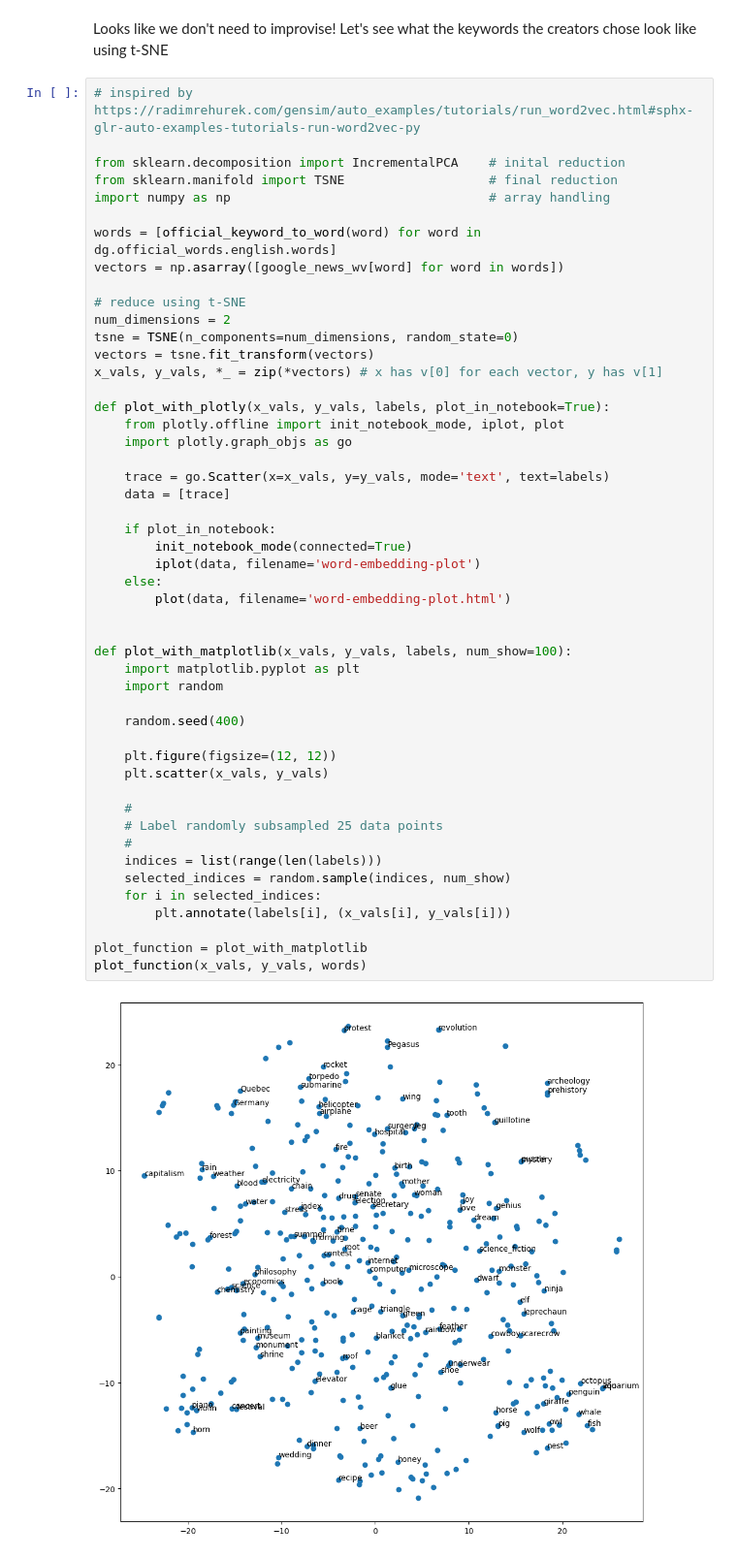
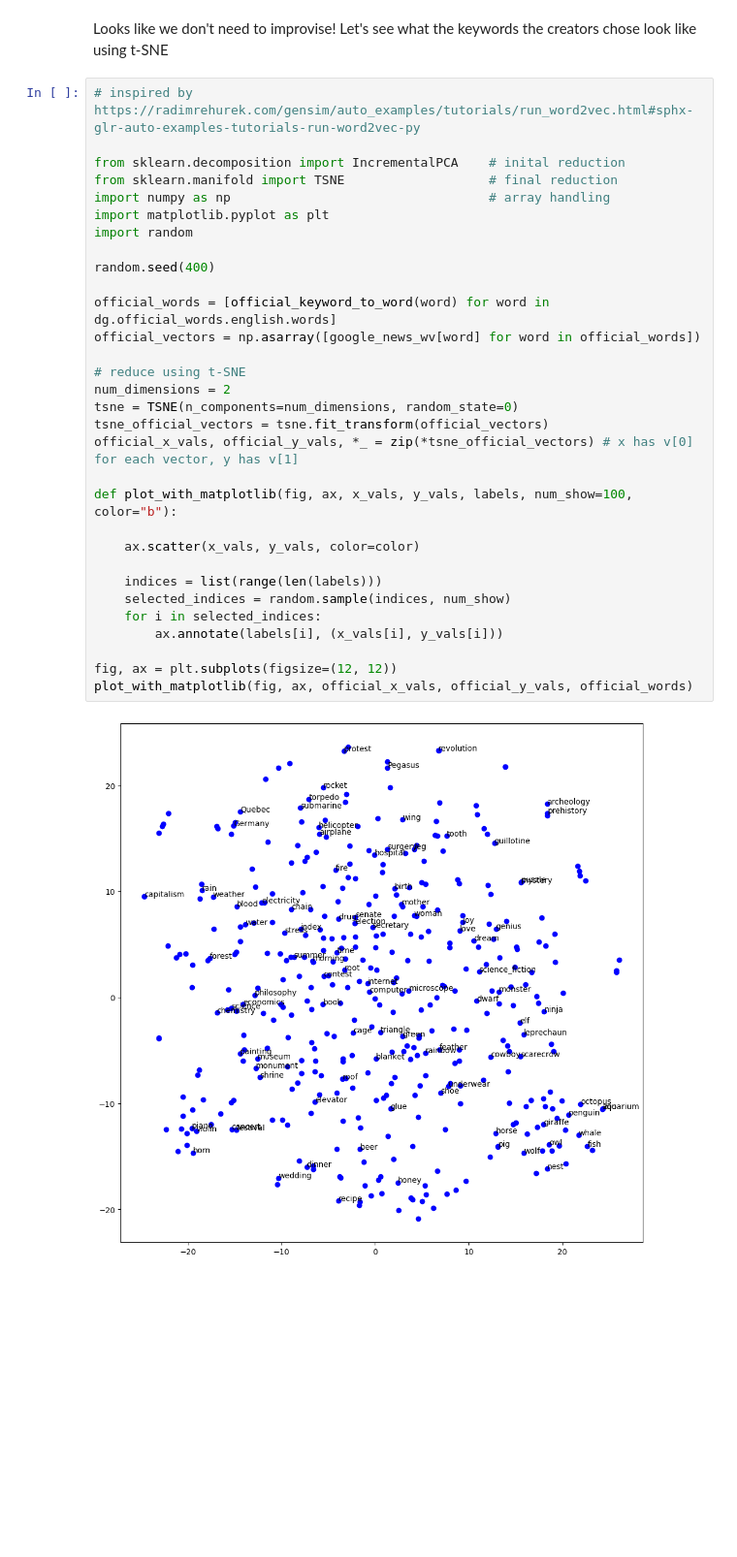
Before and after one commit to TheJDen/decrypto-ai-research, a Jupyter notebook: word2vec_guessing.ipynb, the cells around one changed output. Shown: that part at 97% size. Drawn from its saved outputs; the diff is of its cells as text; blank space fills up the shorter version.

```diff
--- a/word2vec_guessing.ipynb
+++ b/word2vec_guessing.ipynb
@@ -115,51 +121,33 @@ Looks like we don't need to improvise! Let's see what the keywords the creators
 # %%
 # inspired by https://radimrehurek.com/gensim/auto_examples/tutorials/run_word2vec.html#sphx-glr-auto-examples-tutorials-run-word2vec-py
 
 from sklearn.decomposition import IncrementalPCA    # inital reduction
 from sklearn.manifold import TSNE                   # final reduction
 import numpy as np                                  # array handling
+import matplotlib.pyplot as plt
+import random
 
-words = [official_keyword_to_word(word) for word in dg.official_words.english.words]
-vectors = np.asarray([google_news_wv[word] for word in words])
+random.seed(400)
+
+official_words = [official_keyword_to_word(word) for word in dg.official_words.english.words]
+official_vectors = np.asarray([google_news_wv[word] for word in official_words])
 
 # reduce using t-SNE
 num_dimensions = 2
 tsne = TSNE(n_components=num_dimensions, random_state=0)
-vectors = tsne.fit_transform(vectors)
-x_vals, y_vals, *_ = zip(*vectors) # x has v[0] for each vector, y has v[1]
+tsne_official_vectors = tsne.fit_transform(official_vectors)
+official_x_vals, official_y_vals, *_ = zip(*tsne_official_vectors) # x has v[0] for each vector, y has v[1]
 
-def plot_with_plotly(x_vals, y_vals, labels, plot_in_notebook=True):
-    from plotly.offline import init_notebook_mode, iplot, plot
-    import plotly.graph_objs as go
+def plot_with_matplotlib(fig, ax, x_vals, y_vals, labels, num_show=100, color="b"):
 
-    trace = go.Scatter(x=x_vals, y=y_vals, mode='text', text=labels)
-    data = [trace]
+    ax.scatter(x_vals, y_vals, color=color)
 
-    if plot_in_notebook:
-        init_notebook_mode(connected=True)
-        iplot(data, filename='word-embedding-plot')
-    else:
-        plot(data, filename='word-embedding-plot.html')
-
-
-def plot_with_matplotlib(x_vals, y_vals, labels, num_show=100):
-    import matplotlib.pyplot as plt
-    import random
-
-    random.seed(400)
-
-    plt.figure(figsize=(12, 12))
-    plt.scatter(x_vals, y_vals)
-
-    #
-    # Label randomly subsampled 25 data points
-    #
     indices = list(range(len(labels)))
     selected_indices = random.sample(indices, num_show)
     for i in selected_indices:
-        plt.annotate(labels[i], (x_vals[i], y_vals[i]))
+        ax.annotate(labels[i], (x_vals[i], y_vals[i]))
 
-plot_function = plot_with_matplotlib
-plot_function(x_vals, y_vals, words)
+fig, ax = plt.subplots(figsize=(12, 12))
+plot_with_matplotlib(fig, ax, official_x_vals, official_y_vals, official_words)
 # %% [output]
-[figure, old version]
+[figure, new version]
```
Also changed, not shown: parts of 4 cells of this notebook.
